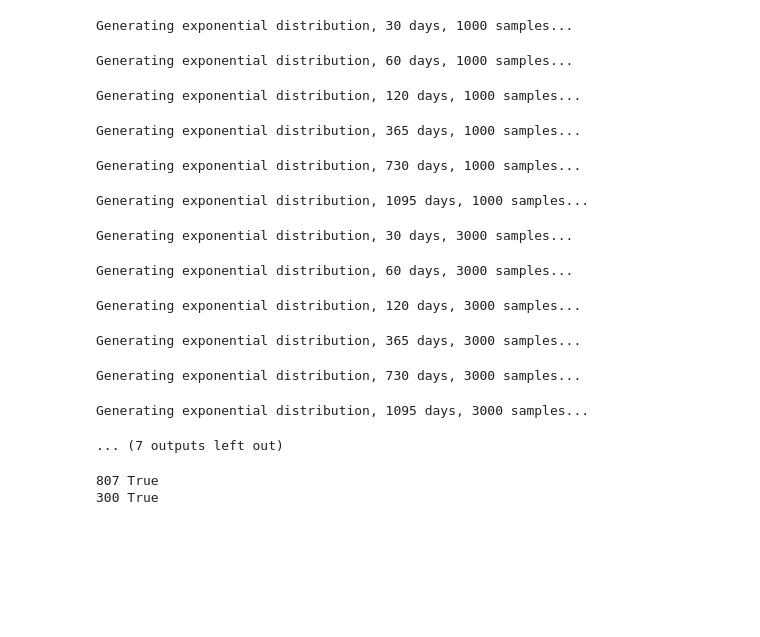
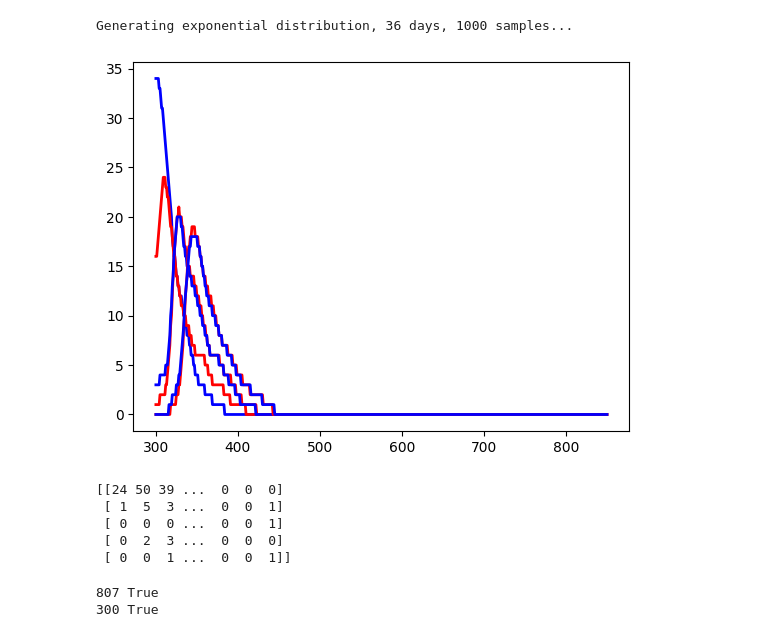
Before and after one commit to hungpham13/Distributed-data-discretization, a Jupyter notebook: Data-preparation.ipynb, the cells around one changed output. Drawn from its saved outputs; the diff is of its cells as text; code cells hidden in the pictures; blank space fills up the shorter version.

```diff
--- a/Data-preparation.ipynb
+++ b/Data-preparation.ipynb
@@ -11,29 +11,23 @@ import seaborn as sns
 import matplotlib.pyplot as plt
 # %%
 from data.gen_data import generate_data
-# data = generate_data(365, 10000, 'exponential', visualize=True)
-nums_sam = [1000, 3000, 10000, 30000, 100000, 300000, 1000000]
-nums_day = [30, 60, 120, 365, 365*2, 365*3]
-dists = ['exponential']
+data = generate_data(36, 1000, 'exponential', visualize=True)
+# nums_sam = [1000, 3000, 10000, 30000, 100000, 300000, 1000000]
+# nums_day = [30, 60, 120, 365, 365*2, 365*3]
+# dists = ['exponential']
 
-for dist in dists:
-    for num_samples in nums_sam:
-        for num_days in nums_day:
-            data = generate_data(num_days, num_samples, dist, visualize=False)
+# for dist in dists:
+#     for num_samples in nums_sam:
+#         for num_days in nums_day:
+#             data = generate_data(num_days, num_samples, dist, visualize=False)
 # %% [output]
-Generating exponential distribution, 30 days, 1000 samples...
+Generating exponential distribution, 36 days, 1000 samples...
+[figure, added]
-Generating exponential distribution, 60 days, 1000 samples...
+[[24 50 39 ...  0  0  0]
+ [ 1  5  3 ...  0  0  1]
+ [ 0  0  0 ...  0  0  1]
+ [ 0  2  3 ...  0  0  0]
+ [ 0  0  1 ...  0  0  1]]
-Generating exponential distribution, 120 days, 1000 samples...
-Generating exponential distribution, 365 days, 1000 samples...
-Generating exponential distribution, 730 days, 1000 samples...
-Generating exponential distribution, 1095 days, 1000 samples...
-Generating exponential distribution, 30 days, 3000 samples...
-Generating exponential distribution, 60 days, 3000 samples...
-Generating exponential distribution, 120 days, 3000 samples...
-Generating exponential distribution, 365 days, 3000 samples...
-Generating exponential distribution, 730 days, 3000 samples...
-Generating exponential distribution, 1095 days, 3000 samples...
-... (7 outputs left out)
 # %%
 import numpy as np
 data[0, :-1]
```
Also changed, not shown: parts of 2 cells of this notebook, 2 other files.
